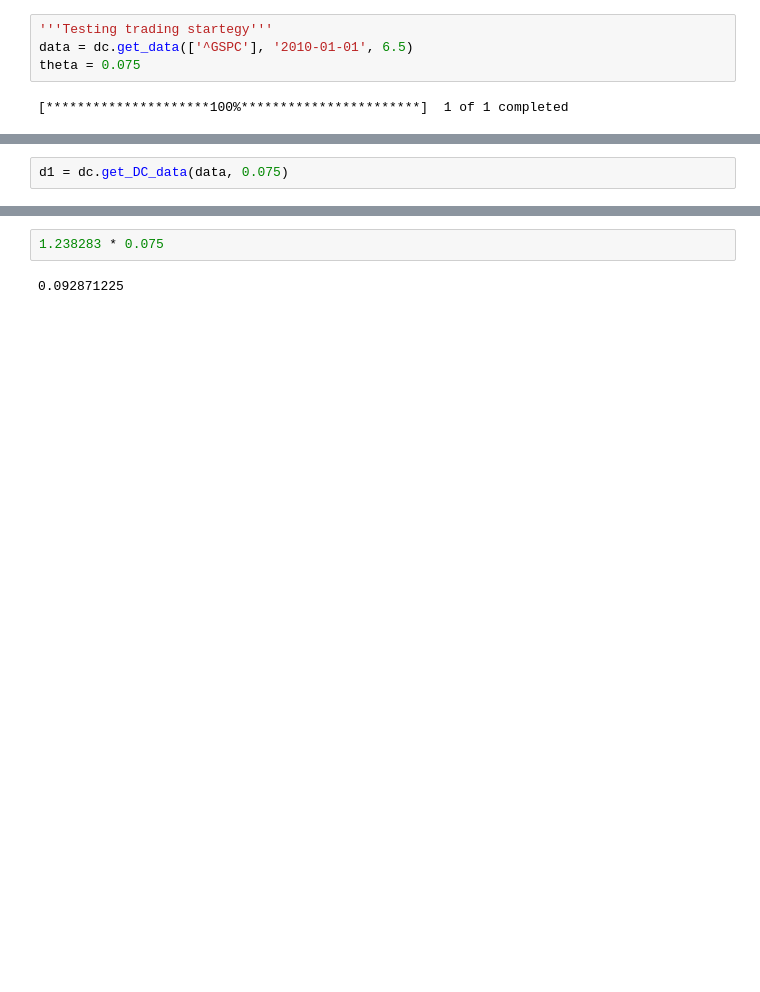
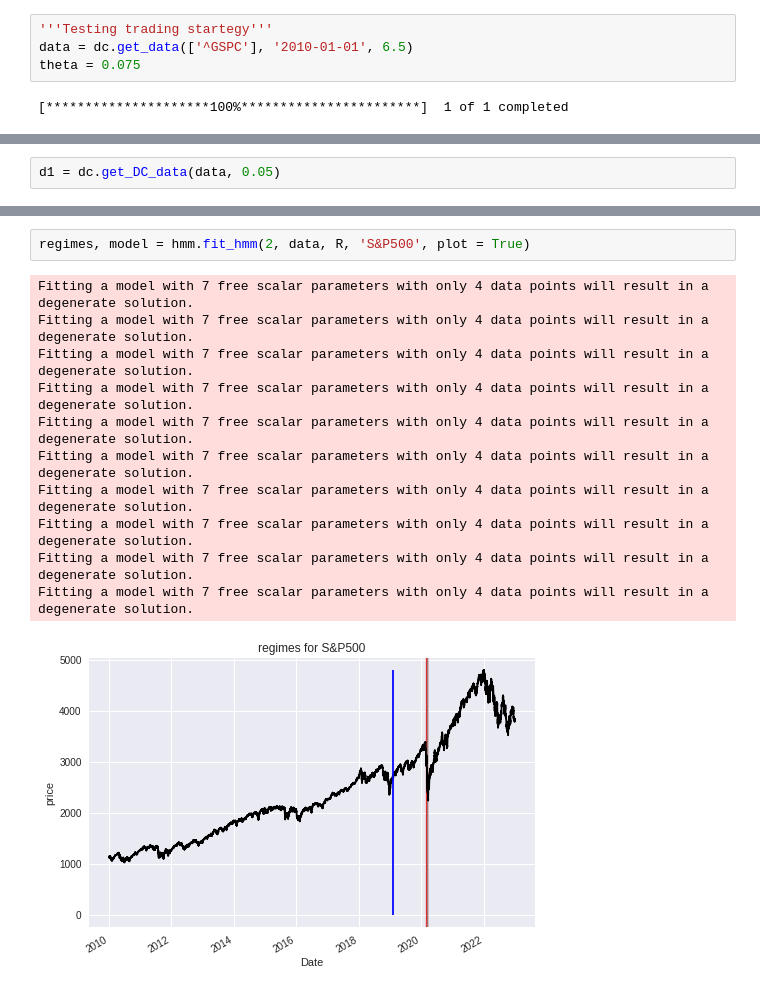
Before and after one commit to uday-31/detecting-market-regime-changes, a Jupyter notebook: test_svishnoi.ipynb, the cells around one changed output, grey strips where cells are left out. Saved outputs shown, nothing was run; the diff lists cells and outputs as text; blank space fills up the shorter version.

```diff
--- a/test_svishnoi.ipynb
+++ b/test_svishnoi.ipynb
@@ -106,5 +123,5 @@ d2[0]
 # %%
-d1 = dc.get_DC_data(data, 0.075)
+d1 = dc.get_DC_data(data, 0.05)
 # %%
 d1
 # %% [output]
@@ -150,5 +180,15 @@ R
 dtype: float64
-# %%
-1.238283 * 0.075
-# %% [output]
-0.092871225
+# %%
+regimes, model = hmm.fit_hmm(2, data, R, 'S&P500', plot = True)
+# %% [output]
+Fitting a model with 7 free scalar parameters with only 4 data points will result in a degenerate solution.
+Fitting a model with 7 free scalar parameters with only 4 data points will result in a degenerate solution.
+Fitting a model with 7 free scalar parameters with only 4 data points will result in a degenerate solution.
+Fitting a model with 7 free scalar parameters with only 4 data points will result in a degenerate solution.
+Fitting a model with 7 free scalar parameters with only 4 data points will result in a degenerate solution.
+Fitting a model with 7 free scalar parameters with only 4 data points will result in a degenerate solution.
+Fitting a model with 7 free scalar parameters with only 4 data points will result in a degenerate solution.
+Fitting a model with 7 free scalar parameters with only 4 data points will result in a degenerate solution.
+Fitting a model with 7 free scalar parameters with only 4 data points will result in a degenerate solution.
+Fitting a model with 7 free scalar parameters with only 4 data points will result in a degenerate solution.
+[figure, added]
```
Also changed, not shown: parts of 26 cells of this notebook, 2 other files.
